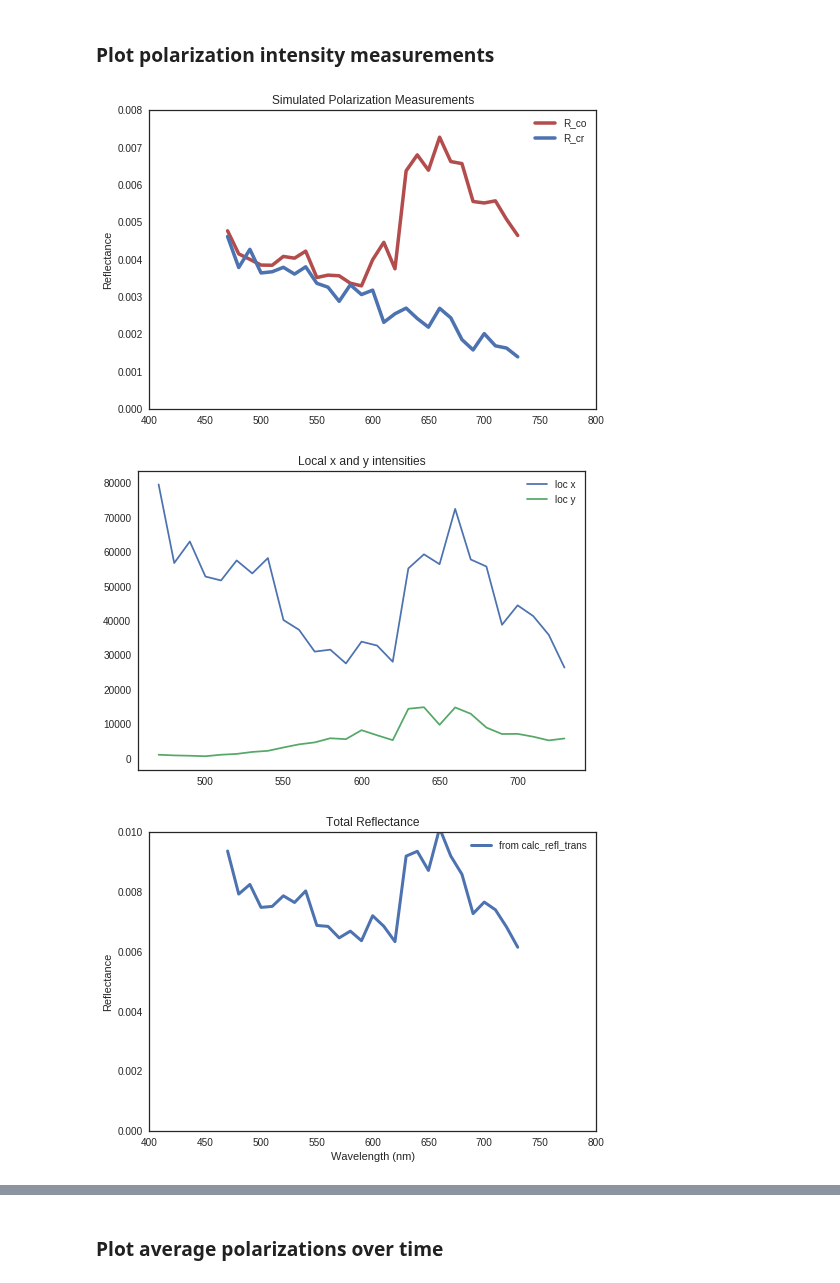
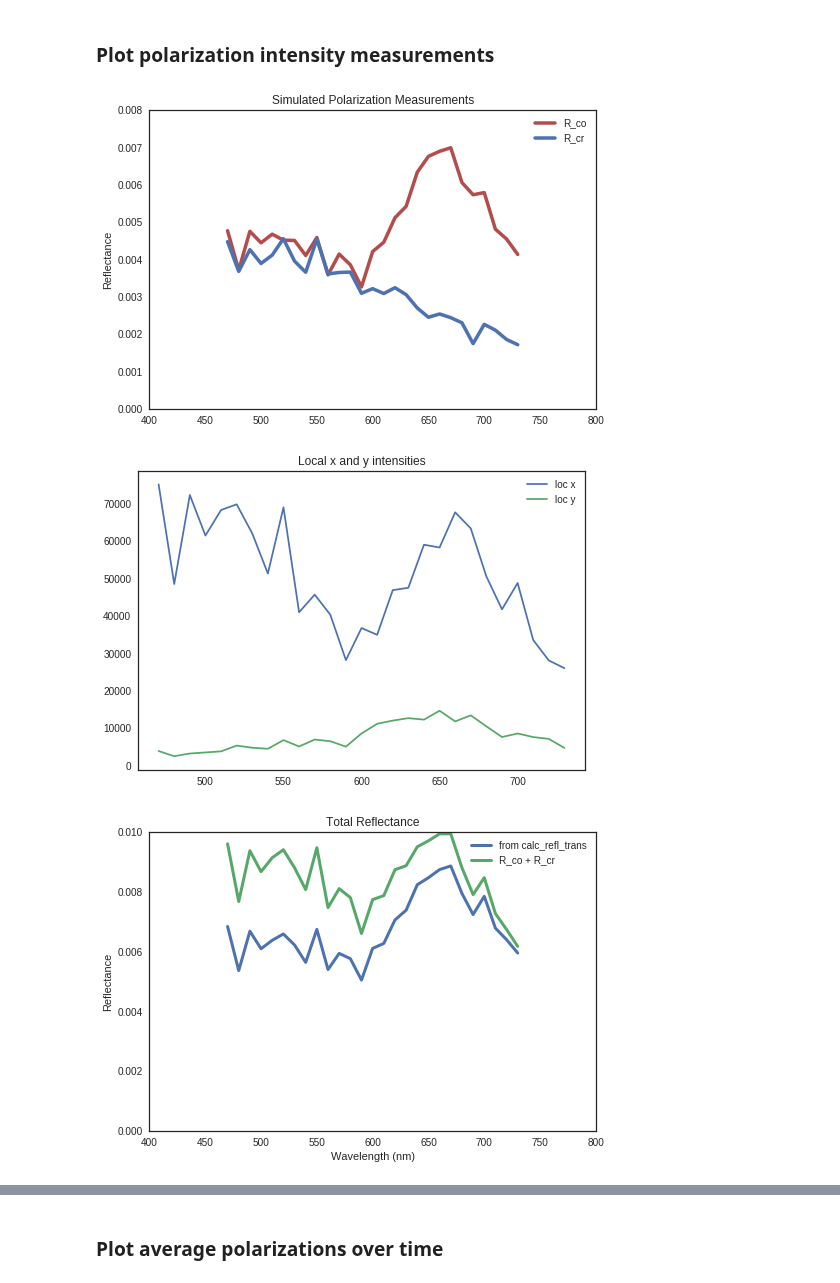
Before and after one commit to manoharan-lab/structural-color, a Jupyter notebook: polarization_testing.ipynb, the cells around one changed output, grey strips where cells are left out. Saved outputs shown, nothing was run; the diff lists cells and outputs as text; code cells hidden in the pictures.

```diff
--- a/polarization_testing.ipynb
+++ b/polarization_testing.ipynb
@@ -18,8 +18,8 @@ nevents = 200                           # number of scattering events in each tr
 wavelengths = sc.Quantity(np.arange(470, 740, 10), 'nm')
 particle_radius = sc.Quantity('0.140 um')
 volume_fraction = sc.Quantity(0.55, '') # rcp .64
-#n_imag = np.linspace(1.1e-4, 5e-5, wavelengths.size)
-n_particle = ri.n('polystyrene', wavelengths) # + n_imag*1j    # refractive indices can be specified as pint quantities or
+n_imag = np.linspace(2.1e-4, 0, wavelengths.size)
+n_particle = ri.n('polystyrene', wavelengths) + n_imag*1j    # refractive indices can be specified as pint quantities or
 n_matrix = ri.n('vacuum', wavelengths)      # called from the refractive_index module. n_matrix is the
 n_medium = ri.n('vacuum', wavelengths)      # space within sample. n_medium is outside the sample.3
 z_low = sc.Quantity('0.0 um')
@@ -49,6 +49,7 @@ for i in range(wavelengths.size):
     #%%timeit
     p, mu_scat, mu_abs = mc.calc_scat(particle_radius, n_particle[i], n_sample,
                                       volume_fraction, wavelengths[i], polarization=True)
+    p = np.real(p)
     # Initialize the trajectories
     r0, k0, W0, p0 = mc.initialize(nevents, ntrajectories, n_medium[i],
                                    n_sample, pol_inc = np.array([1,0,0]))
@@ -157,34 +158,34 @@ plt.plot(wavelengths, pol_refl_loc_x_sum**2, label = 'loc x')
 plt.plot(wavelengths, pol_refl_loc_y_sum**2, label = 'loc y')
 #plt.plot(wavelengths, pol_refl_loc_y_sum**2/pol_refl_loc_x_sum**2, label = 'ratio')
 plt.legend()
 
 plt.figure()
 plt.title('Total Reflectance')
 plt.plot(wavelengths, reflectance, linewidth = 3, label = 'from calc_refl_trans')
-#plt.plot(wavelengths, R_co + R_cr, linewidth = 3, label = 'R_co + R_cr')
+plt.plot(wavelengths, pol_refl_z_sum/ntrajectories + pol_refl_x_sum/ntrajectories + R_cr, linewidth = 3, label = 'R_co + R_cr')
 #plt.plot(wavelengths, R_co + R_cr + R_z, linewidth = 3, label = 'R_co + R_cr + R_z')
 plt.xlim([400,800])
 plt.ylim([0,0.01])
 plt.ylabel('Reflectance')
 plt.xlabel('Wavelength (nm)')
 plt.legend()
 plt.savefig('total_refl.pdf')
 
 plt.figure()
 plt.plot(wavelengths, R_cr/R_co, linewidth = 3, color = [0,0,0])
 plt.title('Depolarization Ratio')
 plt.ylabel('R_cross/R_co')
 plt.ylim([0,1.1])
 plt.xlim([400,800])
 plt.savefig('depolarization.pdf')
 
 plt.figure()
 plt.ylabel('Reflectance')
 plt.title('R_co - R_cross')
 plt.plot(wavelengths, R_co - R_cr, linewidth = 3, color = [0.7,0.5,0])
 plt.xlim([400,800])
 plt.savefig('cominuscr.pdf')
 # %% [output]
-[figure, old version]
+[figure, new version]
-[figure, old version]
+[figure, new version]
-[figure, old version]
+[figure, new version]
```
Also changed, not shown: parts of 5 cells of this notebook, 1 other file.
